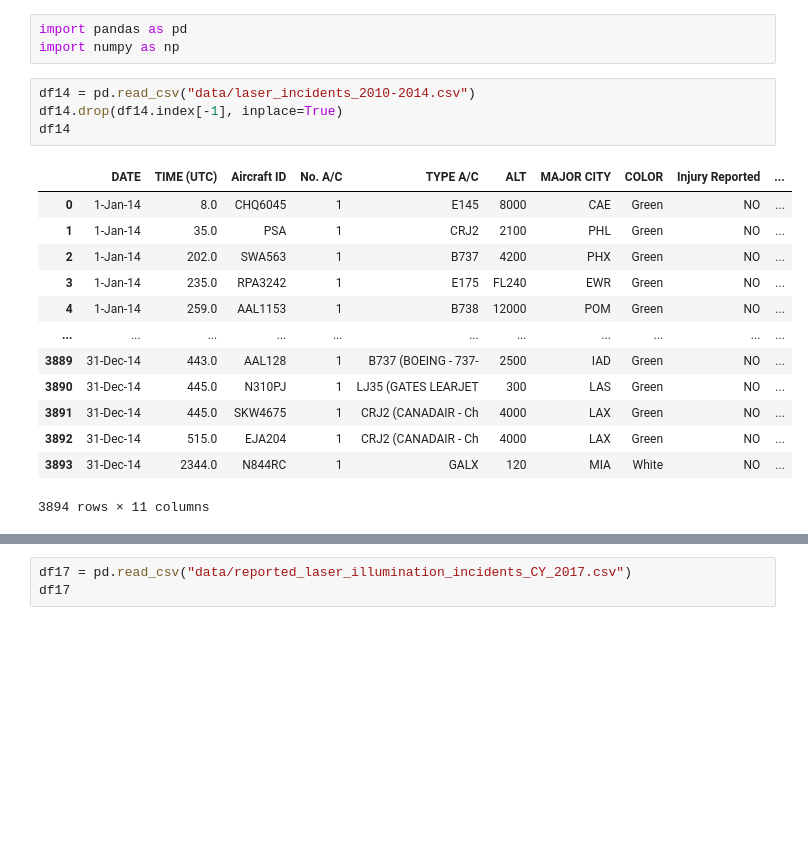
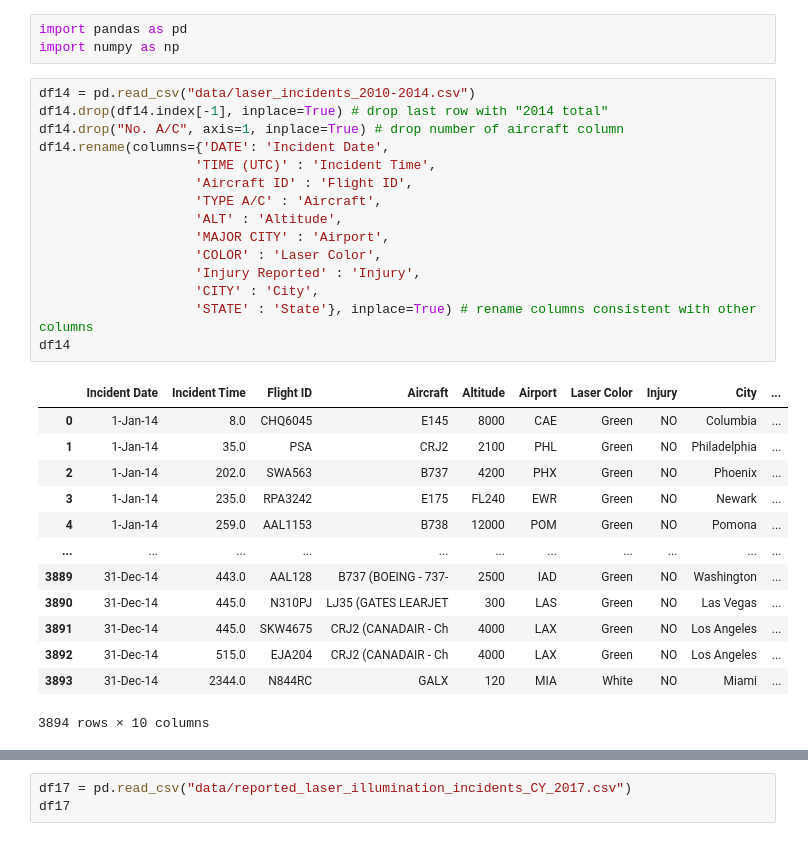
Before and after one commit to milaandahiya/AviationLaserResearch, a Jupyter notebook: Research.ipynb, the cells around one changed output, grey strips where cells are left out. Drawn from its saved outputs; the diff is of its cells as text; blank space fills up the shorter version.

```diff
--- a/Research.ipynb
+++ b/Research.ipynb
@@ -3,21 +3,32 @@ import pandas as pd
 import numpy as np
 # %%
 df14 = pd.read_csv("data/laser_incidents_2010-2014.csv")
-df14.drop(df14.index[-1], inplace=True)
+df14.drop(df14.index[-1], inplace=True) # drop last row with "2014 total"
+df14.drop("No. A/C", axis=1, inplace=True) # drop number of aircraft column
+df14.rename(columns={'DATE': 'Incident Date',
+                    'TIME (UTC)' : 'Incident Time',
+                    'Aircraft ID' : 'Flight ID',
+                    'TYPE A/C' : 'Aircraft',
+                    'ALT' : 'Altitude',
+                    'MAJOR CITY' : 'Airport',
+                    'COLOR' : 'Laser Color',
+                    'Injury Reported' : 'Injury',
+                    'CITY' : 'City',
+                    'STATE' : 'State'}, inplace=True) # rename columns consistent with other columns
 df14
 # %% [output]
-|  | DATE | TIME (UTC) | Aircraft ID | No. A/C | TYPE A/C | ALT | MAJOR CITY | COLOR | Injury Reported | ... |
-| 0 | 1-Jan-14 | 8.0 | CHQ6045 | 1 | E145 | 8000 | CAE | Green | NO | ... |
-| 1 | 1-Jan-14 | 35.0 | PSA | 1 | CRJ2 | 2100 | PHL | Green | NO | ... |
-| 2 | 1-Jan-14 | 202.0 | SWA563 | 1 | B737 | 4200 | PHX | Green | NO | ... |
-| 3 | 1-Jan-14 | 235.0 | RPA3242 | 1 | E175 | FL240 | EWR | Green | NO | ... |
-| 4 | 1-Jan-14 | 259.0 | AAL1153 | 1 | B738 | 12000 | POM | Green | NO | ... |
+|  | Incident Date | Incident Time | Flight ID | Aircraft | Altitude | Airport | Laser Color | Injury | City | ... |
+| 0 | 1-Jan-14 | 8.0 | CHQ6045 | E145 | 8000 | CAE | Green | NO | Columbia | ... |
+| 1 | 1-Jan-14 | 35.0 | PSA | CRJ2 | 2100 | PHL | Green | NO | Philadelphia | ... |
+| 2 | 1-Jan-14 | 202.0 | SWA563 | B737 | 4200 | PHX | Green | NO | Phoenix | ... |
+| 3 | 1-Jan-14 | 235.0 | RPA3242 | E175 | FL240 | EWR | Green | NO | Newark | ... |
+| 4 | 1-Jan-14 | 259.0 | AAL1153 | B738 | 12000 | POM | Green | NO | Pomona | ... |
 | ... | ... | ... | ... | ... | ... | ... | ... | ... | ... | ... |
-| 3889 | 31-Dec-14 | 443.0 | AAL128 | 1 | B737 (BOEING - 737- | 2500 | IAD | Green | NO | ... |
-| 3890 | 31-Dec-14 | 445.0 | N310PJ | 1 | LJ35 (GATES LEARJET | 300 | LAS | Green | NO | ... |
-| 3891 | 31-Dec-14 | 445.0 | SKW4675 | 1 | CRJ2 (CANADAIR - Ch | 4000 | LAX | Green | NO | ... |
-| 3892 | 31-Dec-14 | 515.0 | EJA204 | 1 | CRJ2 (CANADAIR - Ch | 4000 | LAX | Green | NO | ... |
-| 3893 | 31-Dec-14 | 2344.0 | N844RC | 1 | GALX | 120 | MIA | White | NO | ... |
+| 3889 | 31-Dec-14 | 443.0 | AAL128 | B737 (BOEING - 737- | 2500 | IAD | Green | NO | Washington | ... |
+| 3890 | 31-Dec-14 | 445.0 | N310PJ | LJ35 (GATES LEARJET | 300 | LAS | Green | NO | Las Vegas | ... |
+| 3891 | 31-Dec-14 | 445.0 | SKW4675 | CRJ2 (CANADAIR - Ch | 4000 | LAX | Green | NO | Los Angeles | ... |
+| 3892 | 31-Dec-14 | 515.0 | EJA204 | CRJ2 (CANADAIR - Ch | 4000 | LAX | Green | NO | Los Angeles | ... |
+| 3893 | 31-Dec-14 | 2344.0 | N844RC | GALX | 120 | MIA | White | NO | Miami | ... |
-3894 rows × 11 columns
+3894 rows × 10 columns
 # %%
 df15 = pd.read_csv("data/reported_laser_illumination_incidents_CY_2015.csv")
```
Also changed, not shown: parts of 6 cells of this notebook.
